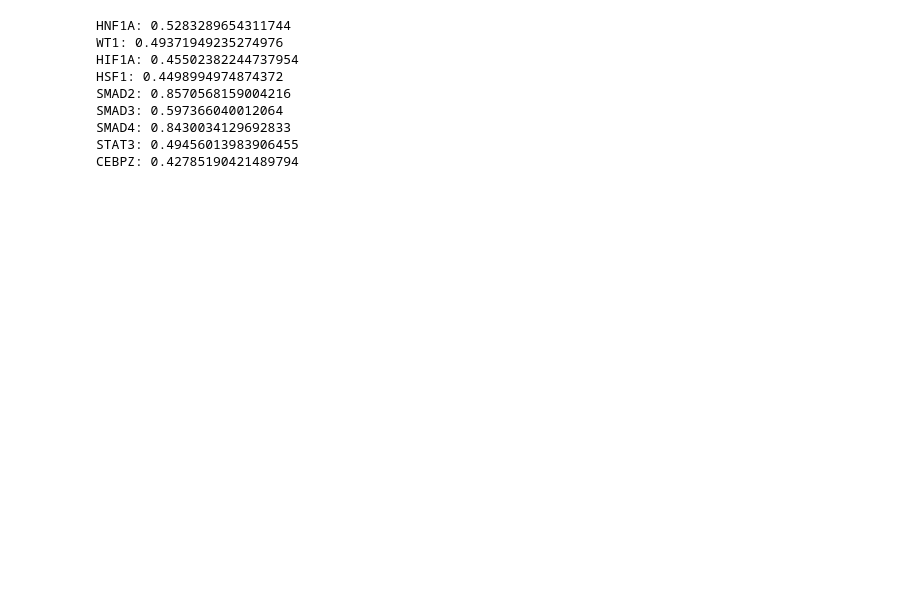
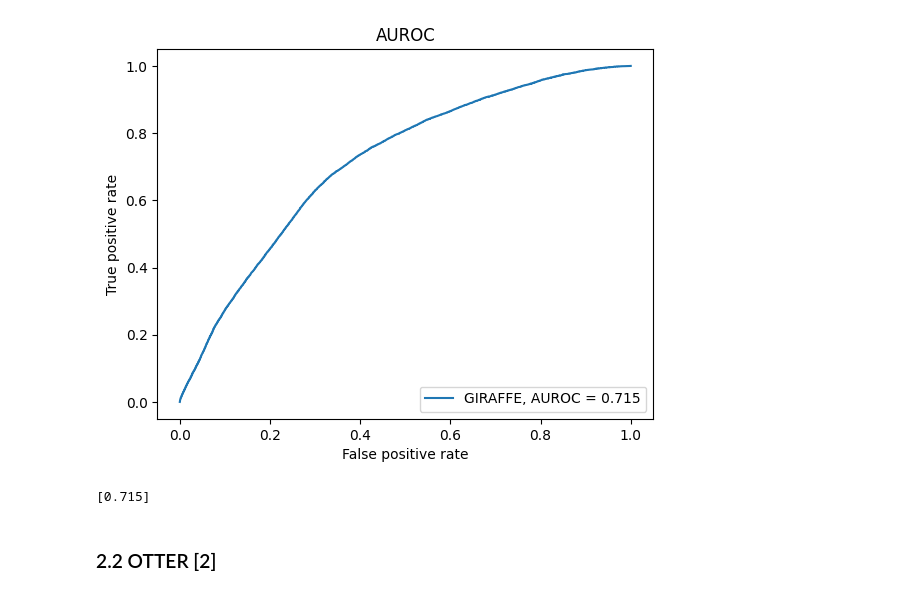
Before and after one commit to soelmicheletti/giraffe, a Jupyter notebook: notebooks/Liver.ipynb, the cells around one changed output. Cells and saved outputs as stored; diff of their text form; code cells hidden in the pictures; blank space fills up the shorter version.

```diff
--- a/notebooks/Liver.ipynb
+++ b/notebooks/Liver.ipynb
@@ -14,4 +14,8 @@ if not cache:
 # %%
-expression = pd.read_csv("data/liver/expression.txt", index_col = 0)
-motif = pd.read_csv("data/liver/motif.txt", index_col = 0)
-ppi = pd.read_csv("data/liver/ppi.csv", index_col = 0)
+if not cache:
+    preprocessing.generate_data()
+else:
+    expression = pd.read_csv("data/liver/raw/expression.csv", index_col = 0)
+    motif = pd.read_csv("data/liver/motif.csv", index_col = 0)
+    ppi = pd.read_csv("data/liver/ppi_matrix.csv", index_col = 0)
+    chip = pd.read_csv("data/liver/chip.csv", index_col = 0)
@@ -18,2 +36,6 @@ ppi = pd.read_csv("data/liver/ppi.csv", index_col = 0)
 # %%
-R = giraffe.Giraffe(expression.to_numpy(), motif.to_numpy(), ppi.to_numpy() + np.eye(ppi.shape[0]), iterations = 20).get_regulation()
+if cache:
+    R_giraffe = pd.read_csv("data/liver/R_giraffe.csv", index_col = 0)
+else:
+    R_giraffe = giraffe.Giraffe(expression.to_numpy(), motif.to_numpy(), ppi.to_numpy() + np.eye(ppi.shape[0]), save_computation = True).get_regulation()
+    pd.DataFrame(R_giraffe, index = motif.index, columns = motif.columns).to_csv("data/liver/R_giraffe.csv")
@@ -81,14 +42,7 @@ SMAD3 accuracy: 0.597366040012064
-# %%
-# GIRAFFE
-for intervention in interventions:
-    intervention_score(intervention)
-# %% [output]
-HNF1A: 0.5283289654311744
-WT1: 0.49371949235274976
-HIF1A: 0.45502382244737954
-HSF1: 0.4498994974874372
-SMAD2: 0.8570568159004216
-SMAD3: 0.597366040012064
-SMAD4: 0.8430034129692833
-STAT3: 0.49456013983906455
-CEBPZ: 0.42785190421489794
+# %%
+notebooks.utils.plot_auroc(chip.to_numpy().flatten(), [R_giraffe.to_numpy().flatten()], ['GIRAFFE'])
+# %% [output]
+[figure, added]
+[0.715]
+# %% [markdown]
+### 2.2 OTTER [2]
```
Also changed, not shown: parts of 26 cells of this notebook, 3 other files.
